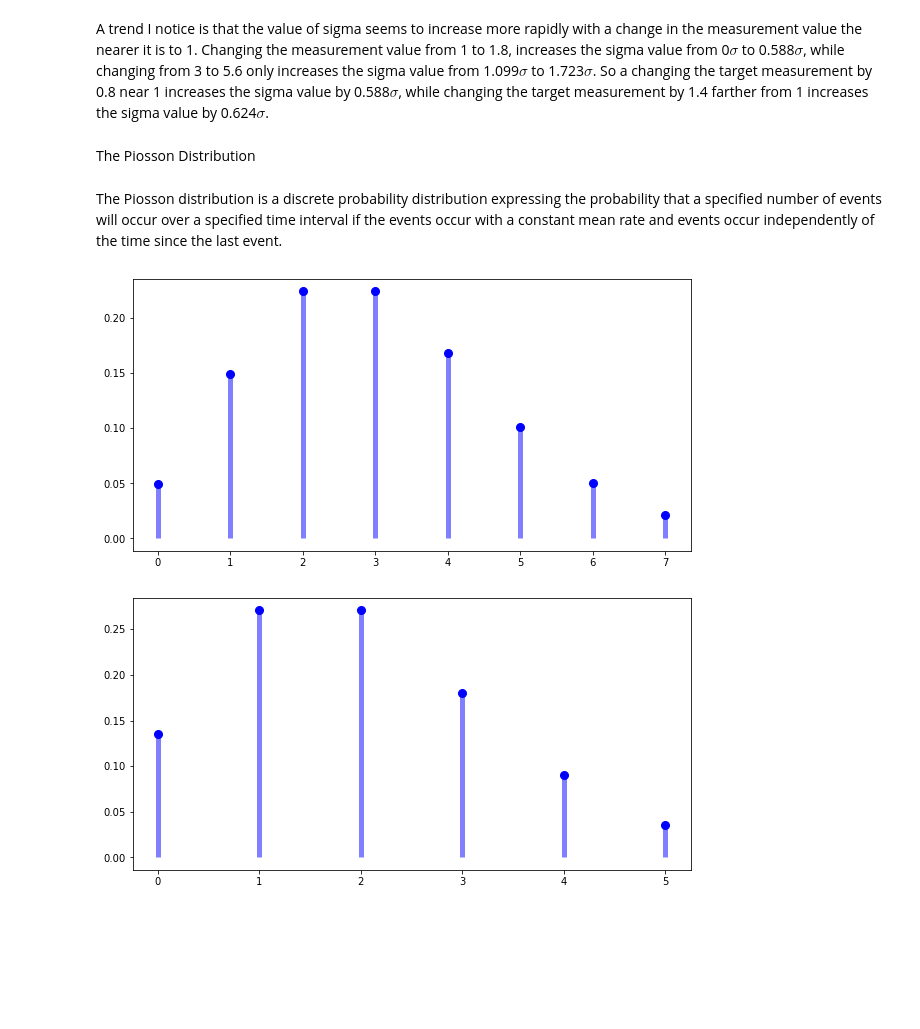
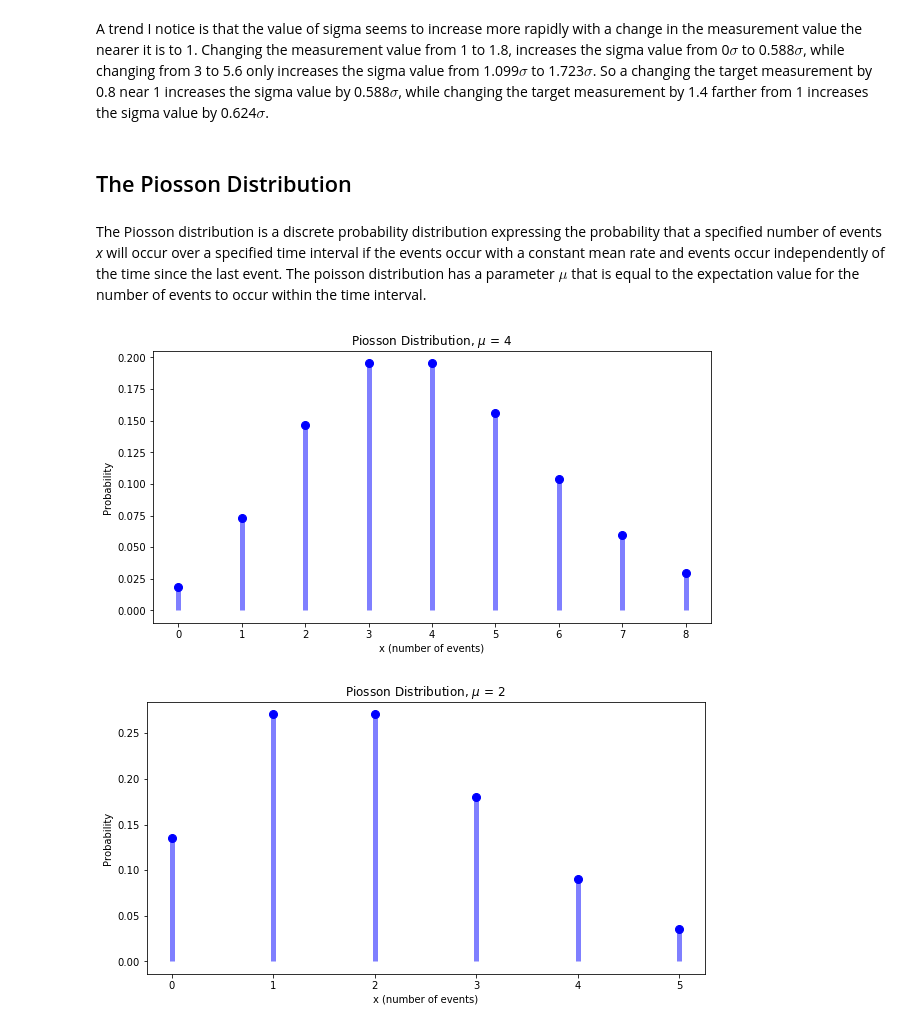
Before and after one commit to nroth12uw/Lab1_PHYS434, a Jupyter notebook: Lab1.ipynb, the cells around one changed output. Drawn from its saved outputs; the diff is of its cells as text; code cells hidden in the pictures; blank space fills up the shorter version.

```diff
--- a/Lab1.ipynb
+++ b/Lab1.ipynb
@@ -107,27 +116,33 @@ The resulting probabilities are 50%, 72.17%, 86.40%, and 95.75%, with sigma valu
 # %% [markdown]
 A trend I notice is that the value of sigma seems to increase more rapidly with a change in the measurement value the nearer it is to 1. Changing the measurement value from 1 to 1.8, increases the sigma value from 0$\sigma$ to 0.588$\sigma$, while changing from 3 to 5.6 only increases the sigma value from 1.099$\sigma$ to 1.723$\sigma$. So a changing the target measurement by 0.8 near 1 increases the sigma value by 0.588$\sigma$, while changing the target measurement by 1.4 farther from 1 increases the sigma value by 0.624$\sigma$.
 # %% [markdown]
-The Piosson Distribution
+## The Piosson Distribution
 # %% [markdown]
-The Piosson distribution is a discrete probability distribution expressing the probability that a specified number of events will occur over a specified time interval if the events occur with a constant mean rate and events occur independently of the time since the last event.
+The Piosson distribution is a discrete probability distribution expressing the probability that a specified number of events *x* will occur over a specified time interval if the events occur with a constant mean rate and events occur independently of the time since the last event. The poisson distribution has a parameter $\mu$ that is equal to the expectation value for the number of events to occur within the time interval.
 # %%
-mu = 3
+mu = 4
 x = np.arange(stats.poisson.ppf(0.01, mu),
               stats.poisson.ppf(0.99, mu))
 plt.plot(x, stats.poisson.pmf(x, mu), 'bo', ms=8, label='poisson pmf')
 plt.vlines(x, 0, stats.poisson.pmf(x, mu), colors='b', lw=5, alpha=0.5)
+plt.title('Piosson Distribution, $\mu$ = 4')
+plt.xlabel('x (number of events)')
+plt.ylabel('Probability')
 plt.show()
 # %% [output]
-[figure, old version]
+[figure, new version]
 # %%
 mu = 2
 x = np.arange(stats.poisson.ppf(0.01, mu),
               stats.poisson.ppf(0.99, mu))
 plt.plot(x, stats.poisson.pmf(x, mu), 'bo', ms=8, label='poisson pmf')
 plt.vlines(x, 0, stats.poisson.pmf(x, mu), colors='b', lw=5, alpha=0.5)
+plt.title('Piosson Distribution, $\mu$ = 2')
+plt.xlabel('x (number of events)')
+plt.ylabel('Probability')
 plt.show()
 # %% [output]
-[figure, old version]
+[figure, new version]
 # %%
 mu = 1
 x = np.arange(stats.poisson.ppf(0.01, mu),
```
Also changed, not shown: parts of 20 cells of this notebook.
